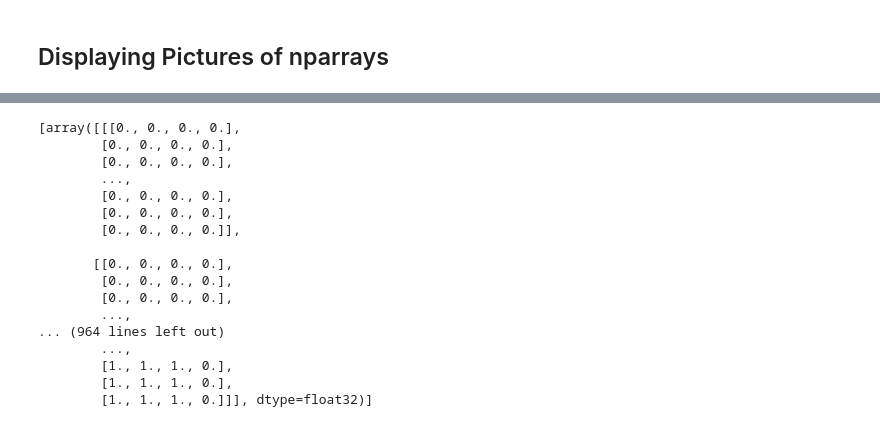
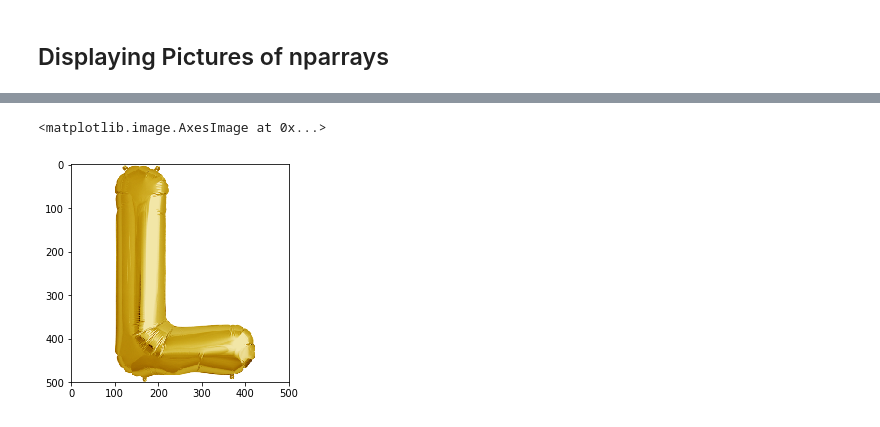
Before and after one commit to SharjeelBaig0508/Quarter-2-Assignment-1, a Jupyter notebook: Picture Scrapping/Picture Scrapper.ipynb, the cells around one changed output, grey strips where cells are left out. Drawn from its saved outputs; the diff is of its cells as text; code cells hidden in the pictures.

```diff
--- a/Picture Scrapping/Picture Scrapper.ipynb
+++ b/Picture Scrapping/Picture Scrapper.ipynb
@@ -63,20 +35,6 @@ plt.imshow(nparray[11])
-# %%
-print(nparray)
-# %% [output]
-[array([[[0., 0., 0., 0.],
-        [0., 0., 0., 0.],
-        [0., 0., 0., 0.],
-        ...,
-        [0., 0., 0., 0.],
-        [0., 0., 0., 0.],
-        [0., 0., 0., 0.]],
-
-       [[0., 0., 0., 0.],
-        [0., 0., 0., 0.],
-        [0., 0., 0., 0.],
-        ...,
-... (964 lines left out)
-        ...,
-        [1., 1., 1., 0.],
-        [1., 1., 1., 0.],
-        [1., 1., 1., 0.]]], dtype=float32)]
+# %%
+nparray = np.load("npfile.npy")
+plt.imshow(nparray[4])
+# %% [output]
+<matplotlib.image.AxesImage at 0x...>
+[figure, added]
```
Also changed, not shown: parts of 5 cells of this notebook.
